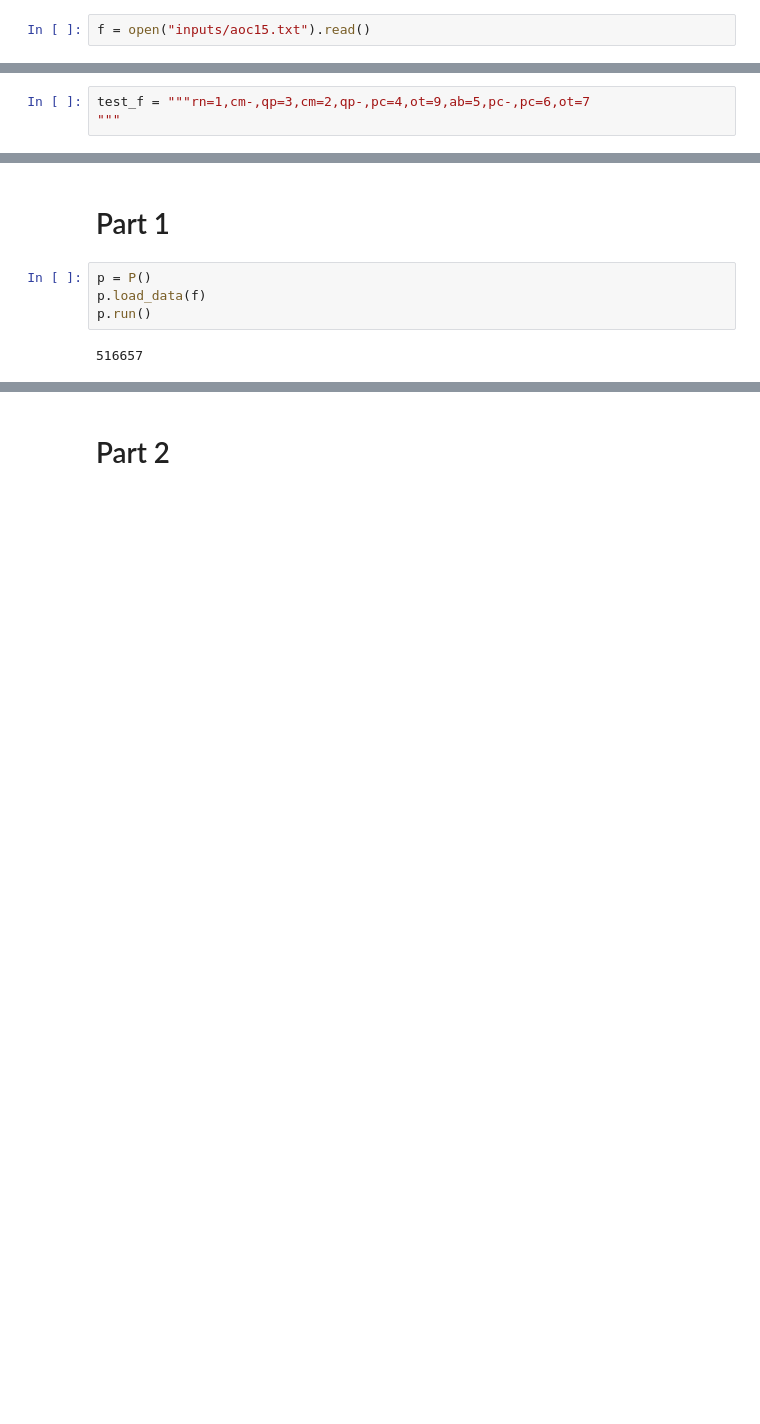
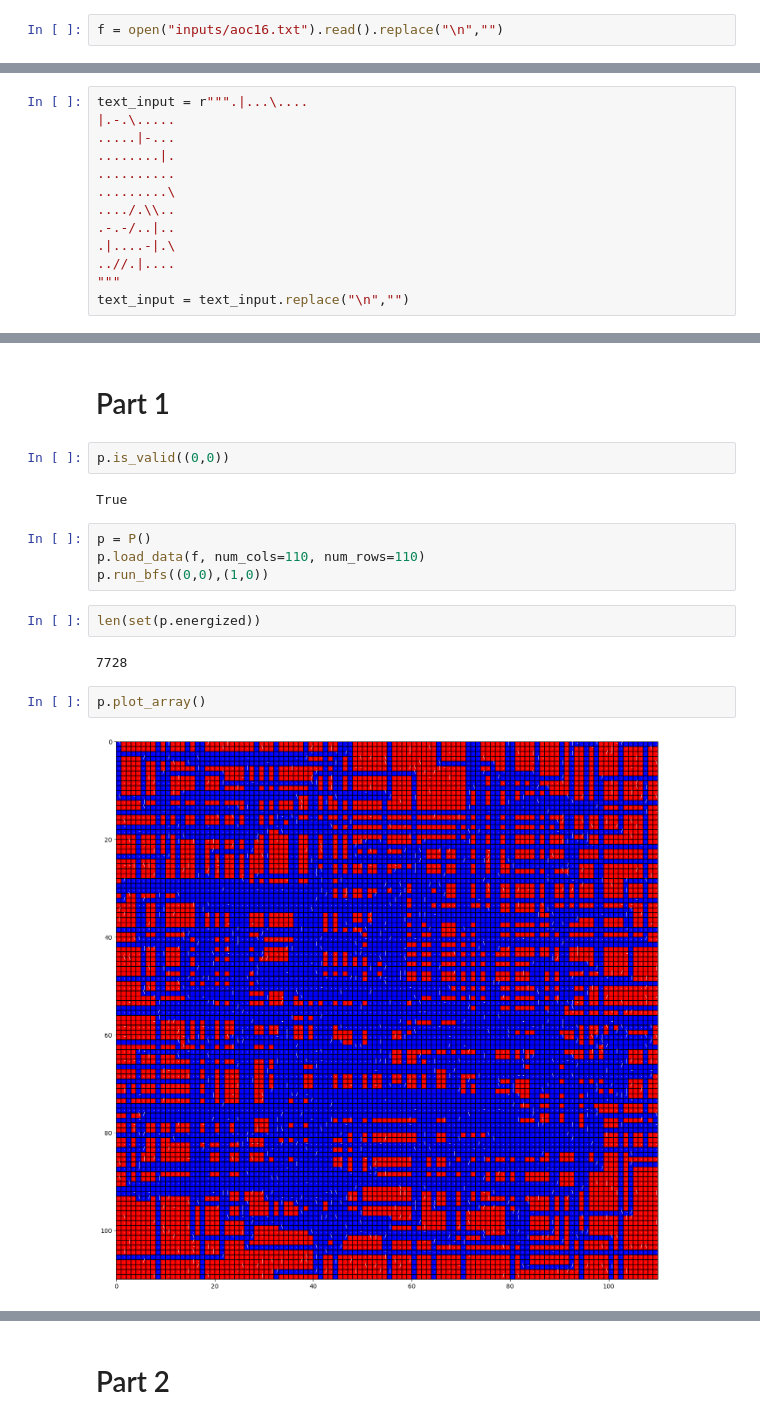
Before and after one commit to rbreugem/aoc23, a Jupyter notebook: aoc16.ipynb, the cells around one changed output, grey strips where cells are left out. Drawn from its saved outputs; the diff is of its cells as text; blank space fills up the shorter version.

```diff
--- a/aoc16.ipynb
+++ b/aoc16.ipynb
@@ -16,4 +19,4 @@ defaultdict(list, {})
 # %% [markdown]
 # DATA
 # %%
-f = open("inputs/aoc15.txt").read()
+f = open("inputs/aoc16.txt").read().replace("\n","")
@@ -20,3 +27,13 @@ f = open("inputs/aoc15.txt").read()
 # %%
-test_f = """rn=1,cm-,qp=3,cm=2,qp-,pc=4,ot=9,ab=5,pc-,pc=6,ot=7
+text_input = r""".|...\....
+|.-.\.....
+.....|-...
+........|.
+..........
+.........\
+..../.\\..
+.-.-/..|..
+.|....-|.\
+..//.|....
 """
+text_input = text_input.replace("\n","")
@@ -118,8 +140,18 @@ class P:
 # %% [markdown]
 # Part 1
+# %%
+p.is_valid((0,0))
+# %% [output]
+True
 # %%
 p = P()
-p.load_data(f)
-p.run()
+p.load_data(f, num_cols=110, num_rows=110)
+p.run_bfs((0,0),(1,0))
-# %% [output]
-516657
+# %%
+len(set(p.energized))
+# %% [output]
+7728
+# %%
+p.plot_array()
+# %% [output]
+[figure, added]
```
Also changed, not shown: parts of 13 cells of this notebook.
